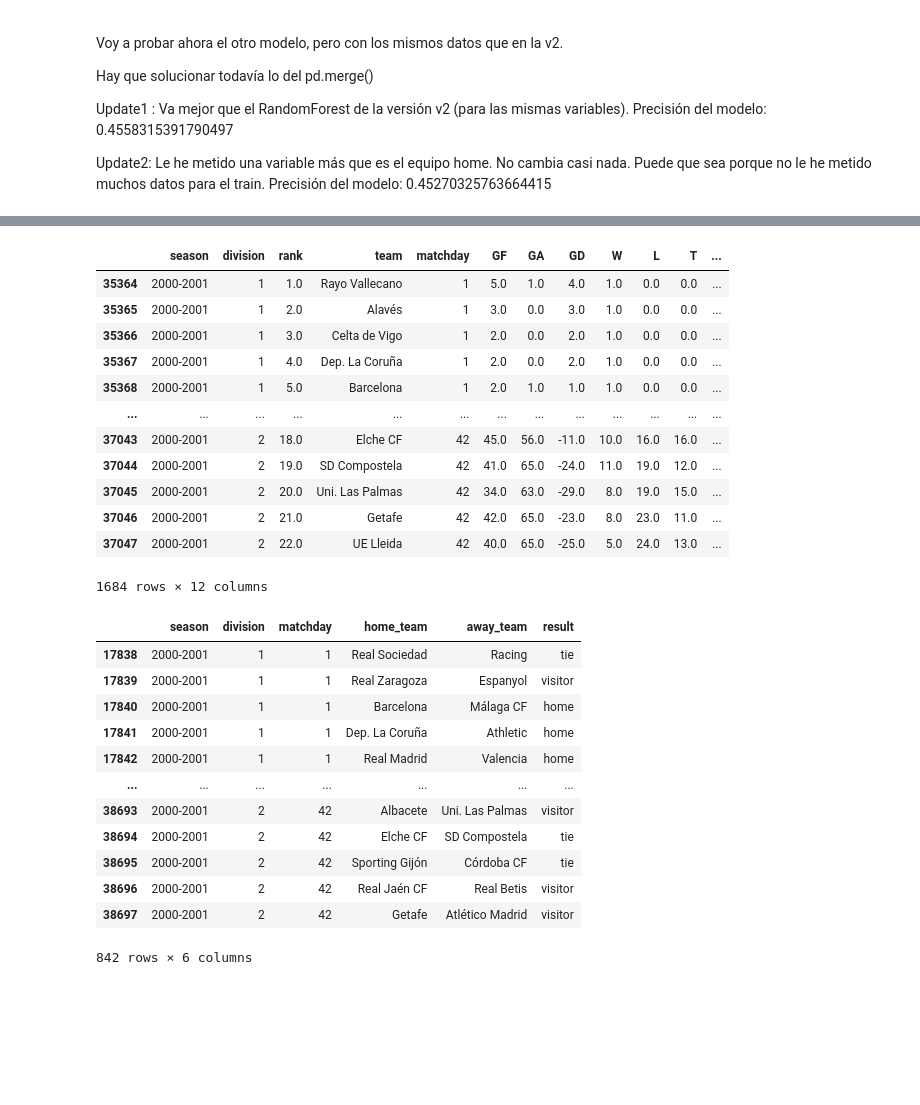
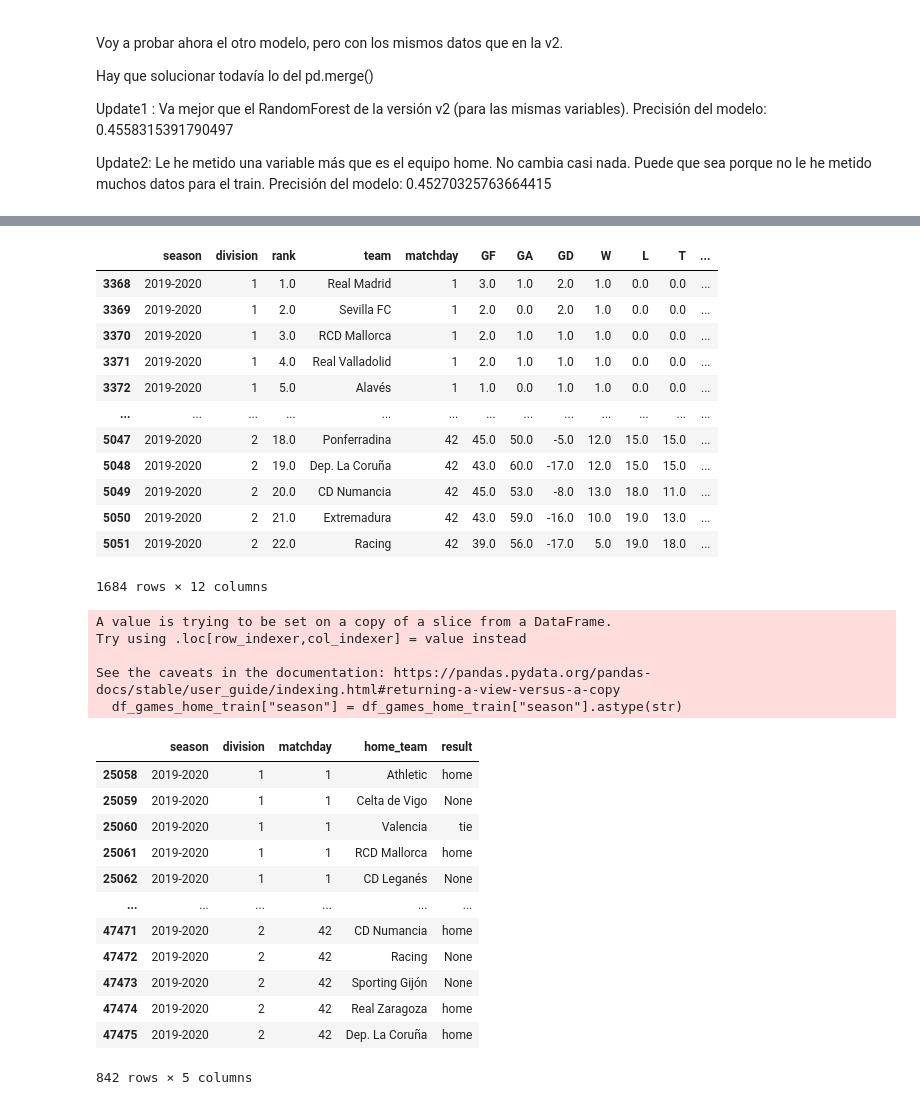
Before and after one commit to mariajinxue/la-quiniela, a Jupyter notebook: analysis/maria_modelv3.ipynb, the cells around one changed output, grey strips where cells are left out. Drawn from its saved outputs; the diff is of its cells as text; code cells hidden in the pictures; blank space fills up the shorter version.

```diff
--- a/analysis/maria_modelv3.ipynb
+++ b/analysis/maria_modelv3.ipynb
@@ -32,15 +32,12 @@ df_games=df
 # %%
 # Le creo a df_games la columna de result (home, visitor, tie) que va a ser mi variable Y en el modelo
 df_games["result"] = None
-#estas dos columnas nos harían falta
-df_games["goals_home"] = df_games["score"].str.split(":").str[0]
-df_games["goals_visitor"] = df_games["score"].str.split(":").str[1]
 
-df_games.loc[df["goals_home"] > df_games["goals_visitor"], "result"] = 'home'
-df_games.loc[df["goals_home"] == df_games["goals_visitor"], "result"] = 'tie'
-df_games.loc[df["goals_home"] < df_games["goals_visitor"], "result"] = 'visitor'
+df_games.loc[(df_games["score"].str.split(":").str[0]) > (df_games["score"].str.split(":").str[1]), "result"] = 'home'
+df_games.loc[(df_games["score"].str.split(":").str[0]) == (df_games["score"].str.split(":").str[1]), "result"] = 'tie'
+df_games.loc[(df_games["score"].str.split(":").str[0]) < (df_games["score"].str.split(":").str[0]), "result"] = 'visitor'
 # %%
-df_games.drop(["goals_home", "goals_visitor", "time", "date", "score"], axis=1, inplace=True)
+df_games.drop(["date", "time", "score"], axis=1, inplace=True)
 df_games
 # %% [output]
 |  | season | division | matchday | home_team | away_team | result |
@@ -56,3 +53,7 @@ df_games
 | 48778 | 2021-2022 | 2 | 42 | CD Tenerife | FC Cartagena | None |
 | 48779 | 2021-2022 | 2 | 42 | Real Valladolid | SD Huesca | None |
 48780 rows × 6 columns
+# %%
+df_games_home = df_games[["season", "division", "matchday", "home_team", "result"]]
+df_games_visitor = df_games[["season", "division", "matchday", "away_team", "result"]]
+df_games_home
@@ -63,9 +78,9 @@ Nuestro modelo/problema es de tipo clasificación. La predicción nos tiene que
 Ya tenemos los datos. Ahora hay que definir nuestras variables. X son los datos que vamos a tener en cuenta, e Y es la "variable etiqueta", es decir, la que tenemos que predecir. La etiqueta tiene que ser de tipo int, empezamos con eso.
 # %%
 division = 1
-season = "2019-2020"
+season = "2000-2001"
 matchday = 3
-season_train = "2000:2001"
+season_train = "2019:2020"
 # %%
 # Luego, aplicar las operaciones de cadena de caracteres
 df_teams_train = df_teams
@@ -78,39 +93,44 @@ df_teams_train = df_teams_train[(df_teams_train["season"].str.split("-").str[0]
 df_teams_train
 # %% [output]
 |  | season | division | rank | team | matchday | GF | GA | GD | W | L | T | ... |
-| 35364 | 2000-2001 | 1 | 1.0 | Rayo Vallecano | 1 | 5.0 | 1.0 | 4.0 | 1.0 | 0.0 | 0.0 | ... |
-| 35365 | 2000-2001 | 1 | 2.0 | Alavés | 1 | 3.0 | 0.0 | 3.0 | 1.0 | 0.0 | 0.0 | ... |
-| 35366 | 2000-2001 | 1 | 3.0 | Celta de Vigo | 1 | 2.0 | 0.0 | 2.0 | 1.0 | 0.0 | 0.0 | ... |
-| 35367 | 2000-2001 | 1 | 4.0 | Dep. La Coruña | 1 | 2.0 | 0.0 | 2.0 | 1.0 | 0.0 | 0.0 | ... |
-| 35368 | 2000-2001 | 1 | 5.0 | Barcelona | 1 | 2.0 | 1.0 | 1.0 | 1.0 | 0.0 | 0.0 | ... |
+| 3368 | 2019-2020 | 1 | 1.0 | Real Madrid | 1 | 3.0 | 1.0 | 2.0 | 1.0 | 0.0 | 0.0 | ... |
+| 3369 | 2019-2020 | 1 | 2.0 | Sevilla FC | 1 | 2.0 | 0.0 | 2.0 | 1.0 | 0.0 | 0.0 | ... |
+| 3370 | 2019-2020 | 1 | 3.0 | RCD Mallorca | 1 | 2.0 | 1.0 | 1.0 | 1.0 | 0.0 | 0.0 | ... |
+| 3371 | 2019-2020 | 1 | 4.0 | Real Valladolid | 1 | 2.0 | 1.0 | 1.0 | 1.0 | 0.0 | 0.0 | ... |
+| 3372 | 2019-2020 | 1 | 5.0 | Alavés | 1 | 1.0 | 0.0 | 1.0 | 1.0 | 0.0 | 0.0 | ... |
 | ... | ... | ... | ... | ... | ... | ... | ... | ... | ... | ... | ... | ... |
-| 37043 | 2000-2001 | 2 | 18.0 | Elche CF | 42 | 45.0 | 56.0 | -11.0 | 10.0 | 16.0 | 16.0 | ... |
-| 37044 | 2000-2001 | 2 | 19.0 | SD Compostela | 42 | 41.0 | 65.0 | -24.0 | 11.0 | 19.0 | 12.0 | ... |
-| 37045 | 2000-2001 | 2 | 20.0 | Uni. Las Palmas | 42 | 34.0 | 63.0 | -29.0 | 8.0 | 19.0 | 15.0 | ... |
-| 37046 | 2000-2001 | 2 | 21.0 | Getafe | 42 | 42.0 | 65.0 | -23.0 | 8.0 | 23.0 | 11.0 | ... |
-| 37047 | 2000-2001 | 2 | 22.0 | UE Lleida | 42 | 40.0 | 65.0 | -25.0 | 5.0 | 24.0 | 13.0 | ... |
+| 5047 | 2019-2020 | 2 | 18.0 | Ponferradina | 42 | 45.0 | 50.0 | -5.0 | 12.0 | 15.0 | 15.0 | ... |
+| 5048 | 2019-2020 | 2 | 19.0 | Dep. La Coruña | 42 | 43.0 | 60.0 | -17.0 | 12.0 | 15.0 | 15.0 | ... |
+| 5049 | 2019-2020 | 2 | 20.0 | CD Numancia | 42 | 45.0 | 53.0 | -8.0 | 13.0 | 18.0 | 11.0 | ... |
+| 5050 | 2019-2020 | 2 | 21.0 | Extremadura | 42 | 43.0 | 59.0 | -16.0 | 10.0 | 19.0 | 13.0 | ... |
+| 5051 | 2019-2020 | 2 | 22.0 | Racing | 42 | 39.0 | 56.0 | -17.0 | 5.0 | 19.0 | 18.0 | ... |
 1684 rows × 12 columns
 # %%
-df_games_train = df_games
+df_games_home_train = df_games_home
 # Asegurarte de que la columna "season" del DataFrame sea de tipo cadena de caracteres
 
-df_games_train["season"] = df_games_train["season"].astype(str)
+df_games_home_train["season"] = df_games_home_train["season"].astype(str)
 
 # Luego, aplicar las operaciones de cadena de caracteres
-df_games_train = df_games_train[(df_games_train["season"].str.split("-").str[0] >= season_train.split(":")[0]) &
-                    (df_games_train["season"].str.split("-").str[1] <= season_train.split(":")[1])]
-df_games_train
+df_games_home_train = df_games_home_train[(df_games_home_train["season"].str.split("-").str[0] >= season_train.split(":")[0]) &
+                    (df_games_home_train["season"].str.split("-").str[1] <= season_train.split(":")[1])]
+df_games_home_train
 # %% [output]
+A value is trying to be set on a copy of a slice from a DataFrame.
+Try using .loc[row_indexer,col_indexer] = value instead
+
+See the caveats in the documentation: https://pandas.pydata.org/pandas-docs/stable/user_guide/indexing.html#returning-a-view-versus-a-copy
+  df_games_home_train["season"] = df_games_home_train["season"].astype(str)
-|  | season | division | matchday | home_team | away_team | result |
-| 17838 | 2000-2001 | 1 | 1 | Real Sociedad | Racing | tie |
-| 17839 | 2000-2001 | 1 | 1 | Real Zaragoza | Espanyol | visitor |
-| 17840 | 2000-2001 | 1 | 1 | Barcelona | Málaga CF | home |
-| 17841 | 2000-2001 | 1 | 1 | Dep. La Coruña | Athletic | home |
-| 17842 | 2000-2001 | 1 | 1 | Real Madrid | Valencia | home |
-| ... | ... | ... | ... | ... | ... | ... |
-| 38693 | 2000-2001 | 2 | 42 | Albacete | Uni. Las Palmas | visitor |
-| 38694 | 2000-2001 | 2 | 42 | Elche CF | SD Compostela | tie |
-| 38695 | 2000-2001 | 2 | 42 | Sporting Gijón | Córdoba CF | tie |
-| 38696 | 2000-2001 | 2 | 42 | Real Jaén CF | Real Betis | visitor |
-| 38697 | 2000-2001 | 2 | 42 | Getafe | Atlético Madrid | visitor |
+|  | season | division | matchday | home_team | result |
+| 25058 | 2019-2020 | 1 | 1 | Athletic | home |
+| 25059 | 2019-2020 | 1 | 1 | Celta de Vigo | None |
+| 25060 | 2019-2020 | 1 | 1 | Valencia | tie |
+| 25061 | 2019-2020 | 1 | 1 | RCD Mallorca | home |
+| 25062 | 2019-2020 | 1 | 1 | CD Leganés | None |
+| ... | ... | ... | ... | ... | ... |
+| 47471 | 2019-2020 | 2 | 42 | CD Numancia | home |
+| 47472 | 2019-2020 | 2 | 42 | Racing | None |
+| 47473 | 2019-2020 | 2 | 42 | Sporting Gijón | None |
+| 47474 | 2019-2020 | 2 | 42 | Real Zaragoza | home |
+| 47475 | 2019-2020 | 2 | 42 | Dep. La Coruña | home |
-842 rows × 6 columns
+842 rows × 5 columns
```
Also changed, not shown: parts of 16 cells of this notebook, 2 other files.
